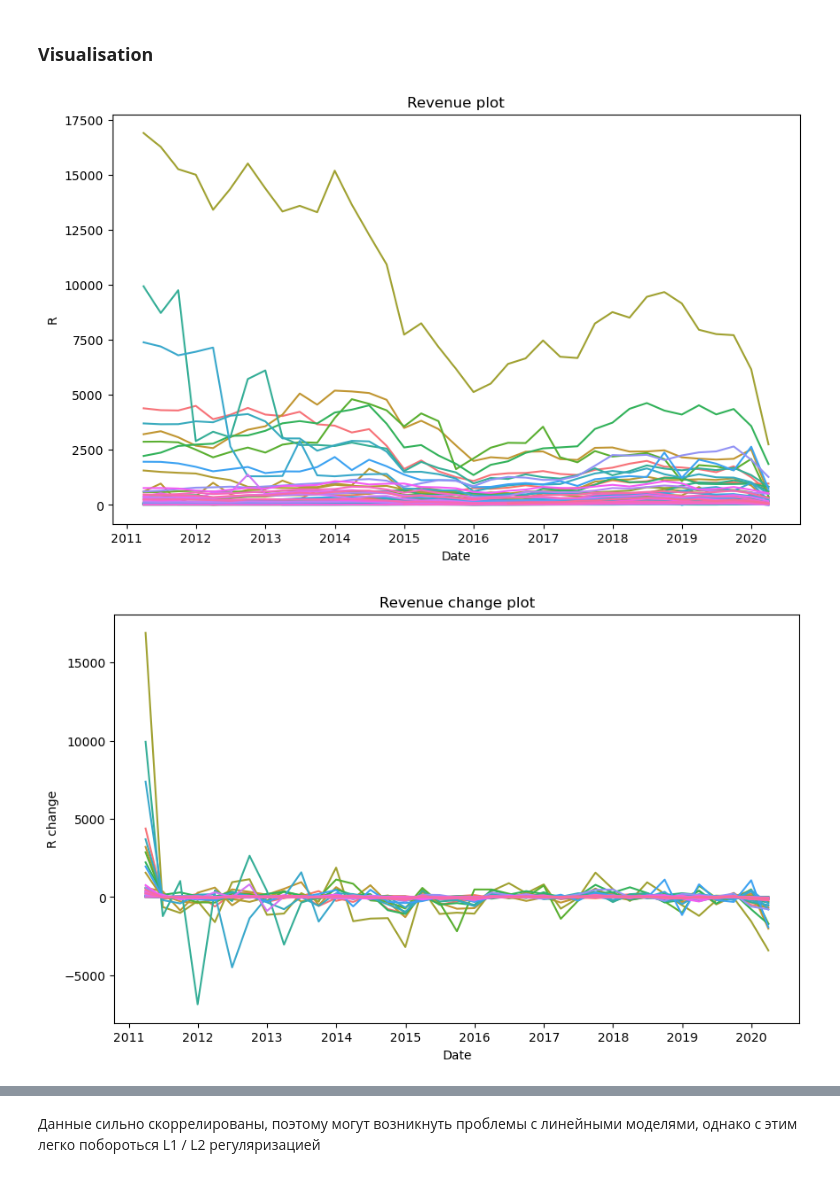
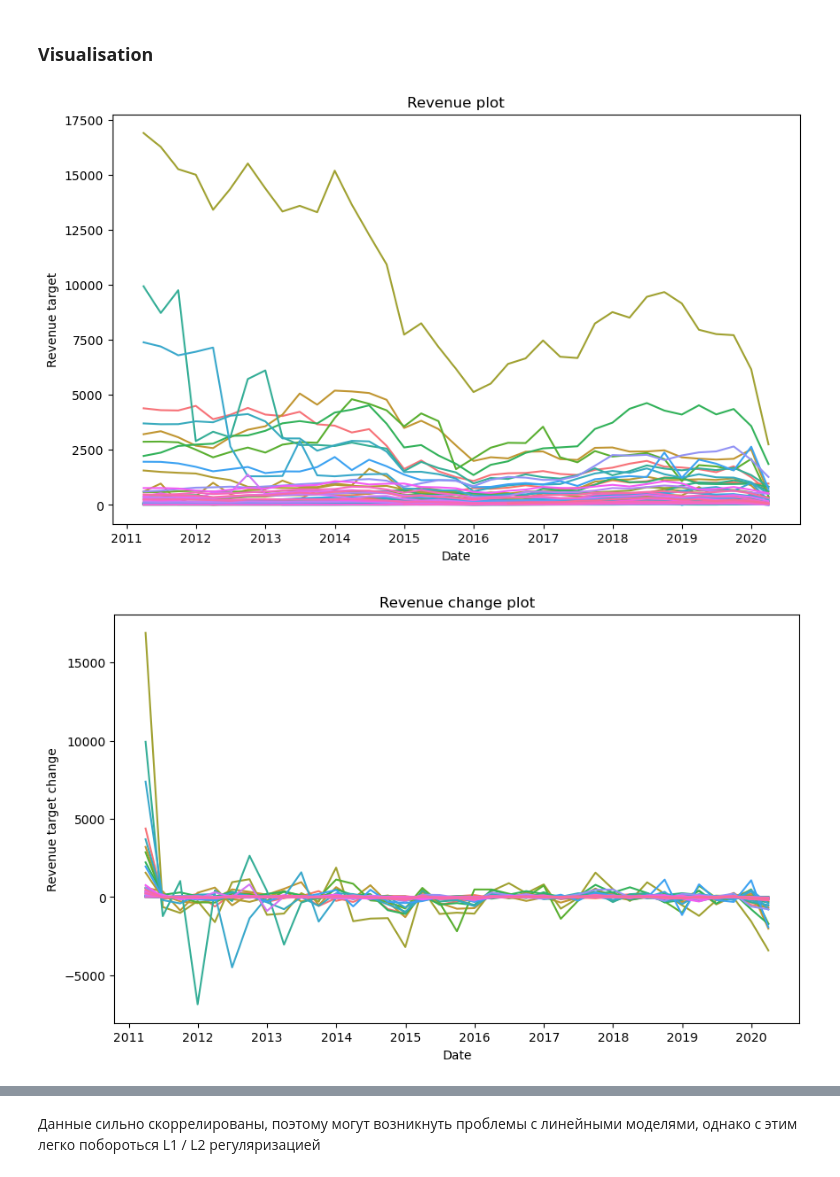
Before and after one commit to Andrezyy/CMF-reporting-forecasting, a Jupyter notebook: EDA.ipynb, the cells around one changed output, grey strips where cells are left out. Cells and saved outputs as stored; diff of their text form; code cells hidden in the pictures.

```diff
--- a/EDA.ipynb
+++ b/EDA.ipynb
@@ -43,8 +41,8 @@ data.head()
 lst=[]
 groups = data.groupby('Company')
 for comapny,group in groups:
-    group['R change'] = group[['R']] - group[['R']].shift(1).fillna(0)
-    group['OI change'] = group[['OI']] - group[['OI']].shift(1).fillna(0)
+    group['Revenue target change'] = group[['Revenue target']] - group[['Revenue target']].shift(1).fillna(0)
+    group['Operating Income target change'] = group[['Operating Income target']] - group[['Operating Income target']].shift(1).fillna(0)
     group.fillna(0, inplace=True)
     lst.append(group)
 data = pd.concat(lst)
@@ -96,17 +104,17 @@ train_data.groupby('Company').agg(['mean', 'std', 'min', 'max']).head()
 # %%
 plt.figure(figsize = (10,6))
 plt.title("Revenue plot")
-sns.lineplot(data=train_data, x="Date", y="R", hue="Company", legend = False)
+sns.lineplot(data=train_data, x="Date", y="Revenue target", hue="Company", legend = False)
 plt.show()
 # %% [output]
-[figure, old version]
+[figure, new version]
 # %%
 plt.figure(figsize = (10,6))
 plt.title("Revenue change plot")
-sns.lineplot(data=train_data, x="Date", y="R change", hue="Company", legend = False)
+sns.lineplot(data=train_data, x="Date", y="Revenue target change", hue="Company", legend = False)
 plt.show()
 # %% [output]
-[figure, old version]
+[figure, new version]
 # %%
 plt.figure(figsize = (10,6))
 plt.title("Operating Income plot")
```
Also changed, not shown: parts of 7 cells of this notebook, 1 other file.
